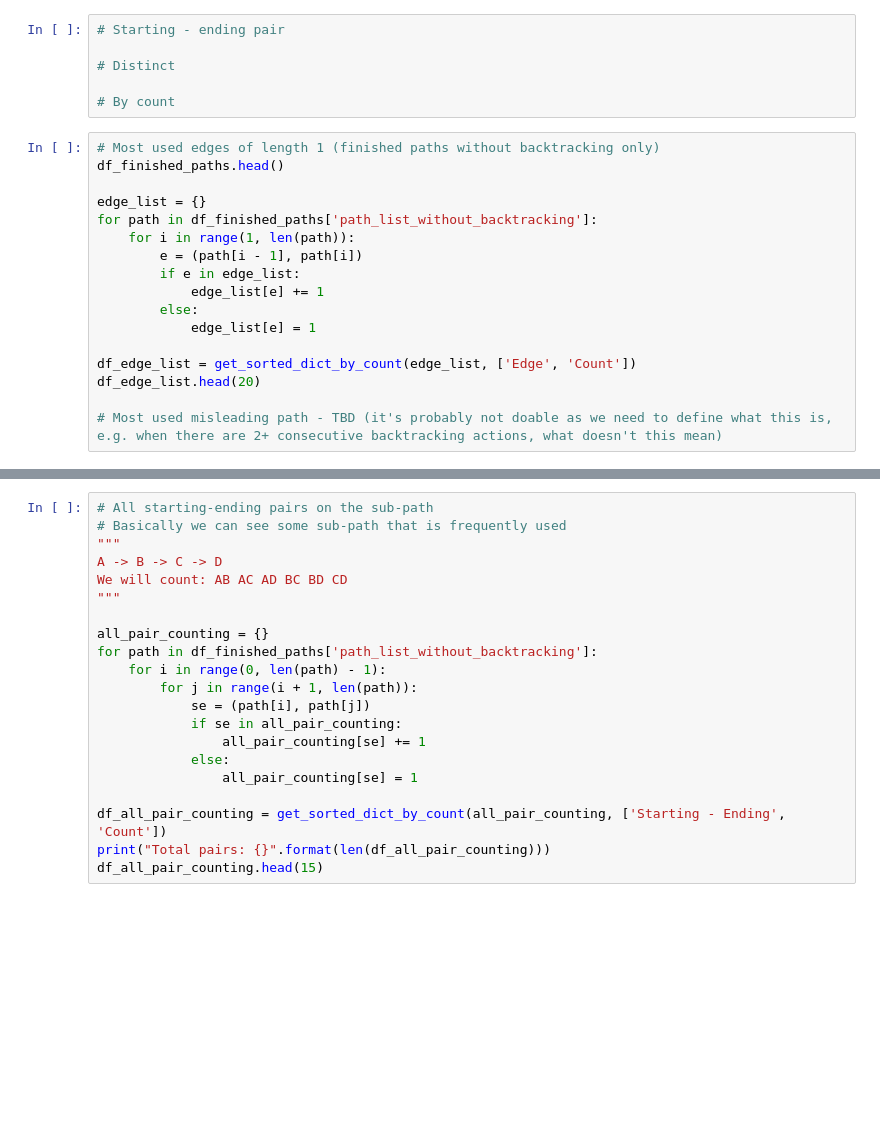
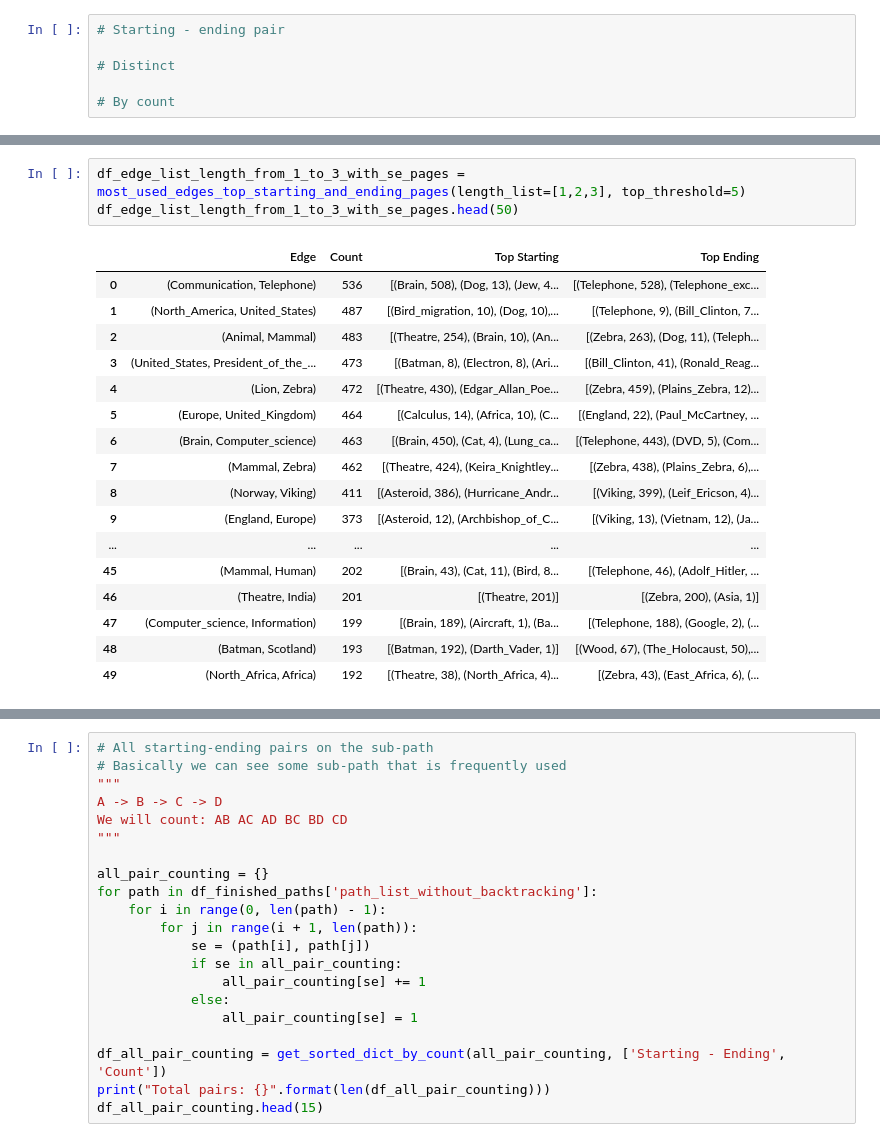
Before and after one commit to epfl-ada/ada-2022-project-hltw, a Jupyter notebook: P2.ipynb, the cells around one changed output, grey strips where cells are left out. Saved outputs shown, nothing was run; the diff lists cells and outputs as text; blank space fills up the shorter version.

Commit message:
Add starting and ending pages for the most used edges

```diff
--- a/P2.ipynb
+++ b/P2.ipynb
@@ -374,20 +374,3 @@ df_finished_paths_page_sorted_by_degree_count.head(15)
 # Distinct
 
 # By count
-# %%
-# Most used edges of length 1 (finished paths without backtracking only)
-df_finished_paths.head()
-
-edge_list = {}
-for path in df_finished_paths['path_list_without_backtracking']:
-    for i in range(1, len(path)):
-        e = (path[i - 1], path[i])
-        if e in edge_list:
-            edge_list[e] += 1
-        else:
-            edge_list[e] = 1
-
-df_edge_list = get_sorted_dict_by_count(edge_list, ['Edge', 'Count'])
-df_edge_list.head(20)
-
-# Most used misleading path - TBD (it's probably not doable as we need to define what this is, e.g. when there are 2+ consecutive backtracking actions, what doesn't this mean)
@@ -475,0 +520,21 @@ df_edge_list_length_3.head(20)
+# %%
+df_edge_list_length_from_1_to_3_with_se_pages = most_used_edges_top_starting_and_ending_pages(length_list=[1,2,3], top_threshold=5)
+df_edge_list_length_from_1_to_3_with_se_pages.head(50)
+# %% [output]
+|  | Edge | Count | Top Starting | Top Ending |
+| 0 | (Communication, Telephone) | 536 | [(Brain, 508), (Dog, 13), (Jew, 4... | [(Telephone, 528), (Telephone_exc... |
+| 1 | (North_America, United_States) | 487 | [(Bird_migration, 10), (Dog, 10),... | [(Telephone, 9), (Bill_Clinton, 7... |
+| 2 | (Animal, Mammal) | 483 | [(Theatre, 254), (Brain, 10), (An... | [(Zebra, 263), (Dog, 11), (Teleph... |
+| 3 | (United_States, President_of_the_... | 473 | [(Batman, 8), (Electron, 8), (Ari... | [(Bill_Clinton, 41), (Ronald_Reag... |
+| 4 | (Lion, Zebra) | 472 | [(Theatre, 430), (Edgar_Allan_Poe... | [(Zebra, 459), (Plains_Zebra, 12)... |
+| 5 | (Europe, United_Kingdom) | 464 | [(Calculus, 14), (Africa, 10), (C... | [(England, 22), (Paul_McCartney, ... |
+| 6 | (Brain, Computer_science) | 463 | [(Brain, 450), (Cat, 4), (Lung_ca... | [(Telephone, 443), (DVD, 5), (Com... |
+| 7 | (Mammal, Zebra) | 462 | [(Theatre, 424), (Keira_Knightley... | [(Zebra, 438), (Plains_Zebra, 6),... |
+| 8 | (Norway, Viking) | 411 | [(Asteroid, 386), (Hurricane_Andr... | [(Viking, 399), (Leif_Ericson, 4)... |
+| 9 | (England, Europe) | 373 | [(Asteroid, 12), (Archbishop_of_C... | [(Viking, 13), (Vietnam, 12), (Ja... |
+| ... | ... | ... | ... | ... |
+| 45 | (Mammal, Human) | 202 | [(Brain, 43), (Cat, 11), (Bird, 8... | [(Telephone, 46), (Adolf_Hitler, ... |
+| 46 | (Theatre, India) | 201 | [(Theatre, 201)] | [(Zebra, 200), (Asia, 1)] |
+| 47 | (Computer_science, Information) | 199 | [(Brain, 189), (Aircraft, 1), (Ba... | [(Telephone, 188), (Google, 2), (... |
+| 48 | (Batman, Scotland) | 193 | [(Batman, 192), (Darth_Vader, 1)] | [(Wood, 67), (The_Holocaust, 50),... |
+| 49 | (North_Africa, Africa) | 192 | [(Theatre, 38), (North_Africa, 4)... | [(Zebra, 43), (East_Africa, 6), (... |
```
Also changed, not shown: parts of 8 cells of this notebook.
